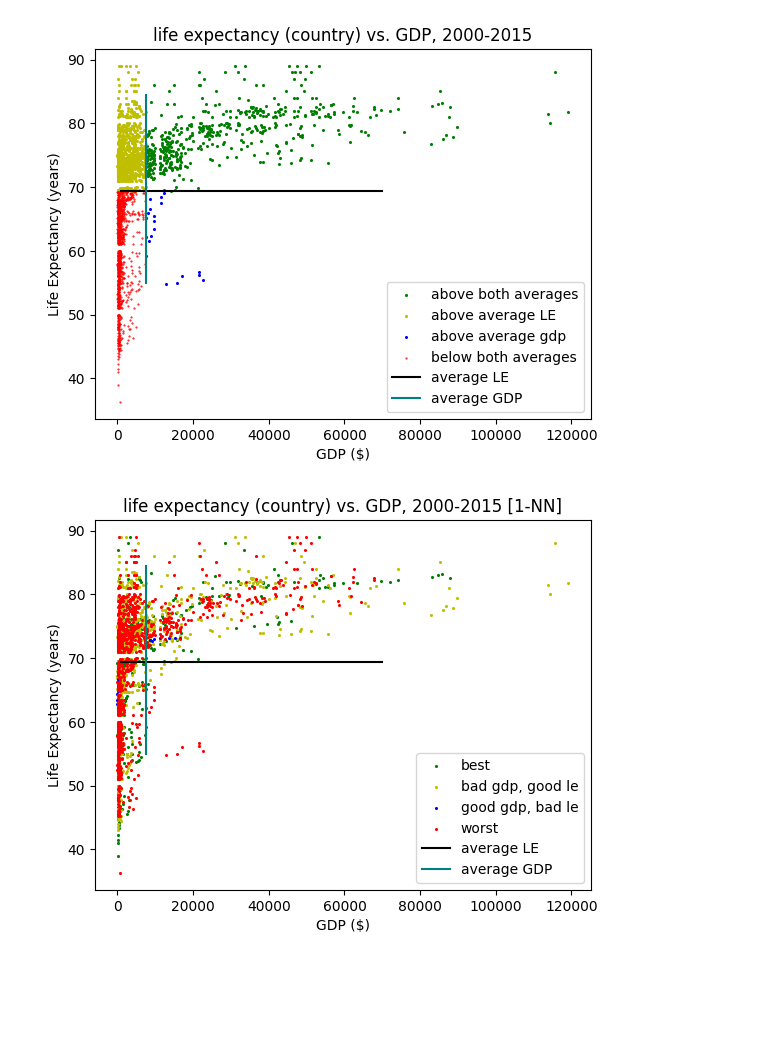
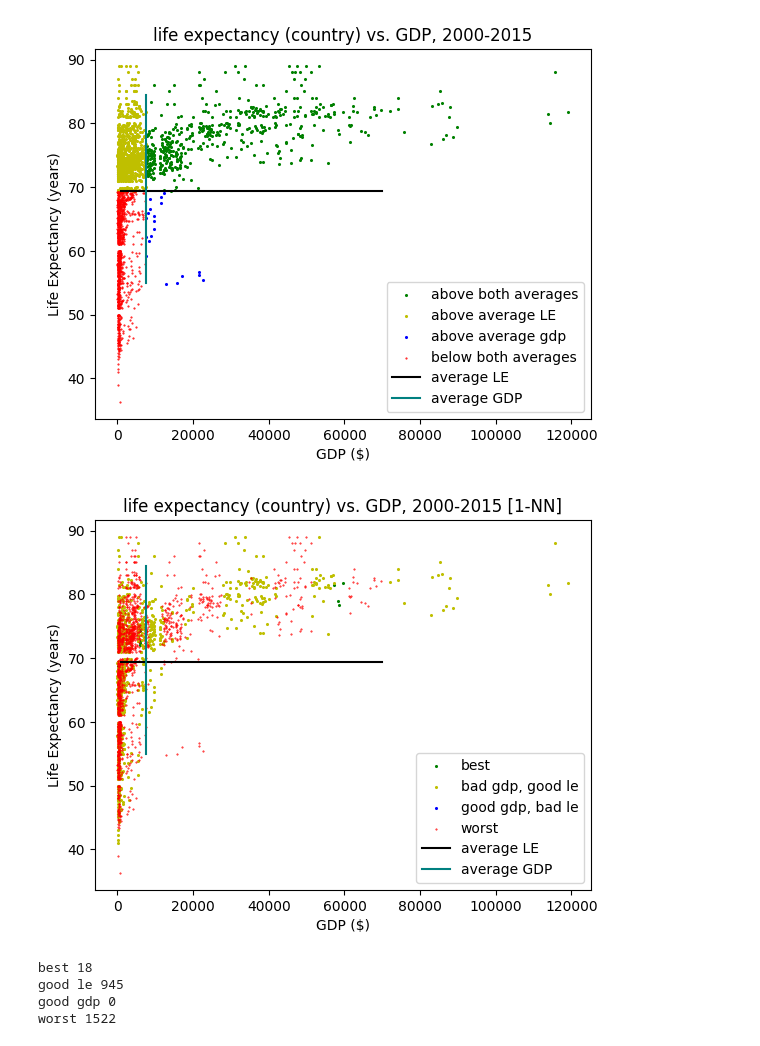
Before and after one commit to DolevArtzi/algsforbigdata, a Jupyter notebook: regression_testing.ipynb, the cells around one changed output. Drawn from its saved outputs; the diff is of its cells as text; code cells hidden in the pictures; blank space fills up the shorter version.

Commit message:
add some printing

```diff
--- a/regression_testing.ipynb
+++ b/regression_testing.ipynb
@@ -90,9 +90,10 @@ def extract_categories(predictions):
               out[i] = extract(out[i],[gdps,les])
        return out
 
-from sklearn.neighbors import KNeighborsClassifier
+from sklearn.neighbors import KNeighborsClassifier, RadiusNeighborsClassifier
 import numpy as np
-n = KNeighborsClassifier(n_neighbors=1)
+n = KNeighborsClassifier(n_neighbors=30)
+
 categories = [1,2,3,4]
 y = []
 cats = [cat1,cat2,cat3,cat4]
@@ -101,32 +102,40 @@ for i,cat in enumerate(cats):
         y.append(i+1)
 y = np.array(y)
 X = np.array(list(zip(gdps,les)))
 classifier = n.fit(X,y)
 predictions = classifier.predict(X)
 cats = extract_categories(predictions)
 colors = ['g','y','b','r']
 p.plotGeneric(data=cats[3],label='best',
                     scatterArgs={'s':1.5,'color':'g'},
                     wait=True)
 p._legend()
 p.plotGeneric(data=cats[1],label='bad gdp, good le',
                     scatterArgs={'s':1.5,'color':'y'},
                     wait=True)
 p._legend()
 p.plotGeneric(data=cats[2],label='good gdp, bad le',
                     scatterArgs={'s':1.5,'color':'b'},
                     wait=True)
 p._legend()
 p.plotGeneric(data=cats[0],label='worst',
-                    scatterArgs={'s':1.5,'color':'r'},
+                    scatterArgs={'s':0.2,'color':'r'},
                     wait=True,
                     chart={'title':'life expectancy (country) vs. GDP, 2000-2015 [1-NN]',
                            'xlabel':'GDP ($)',
                            'ylabel':'Life Expectancy (years)'})
 plt.plot([1000,70000],[avg_le,avg_le],label='average LE',color='black')
 plt.plot([avg_gdp,avg_gdp],[55,84.5],label='average GDP',color='teal')
 # plt.plot([])
 plt.legend()
 p._showPlt()
+print('best',len(cats[3][0]))
+print('good le',len(cats[1][0]))
+print('good gdp',len(cats[2][0]))
+print('worst',len(cats[0][0]))
 # %% [output]
-[figure, old version]
+[figure, new version]
+best 18
+good le 945
+good gdp 0
+worst 1522
```
Also changed, not shown: parts of 4 cells of this notebook.
